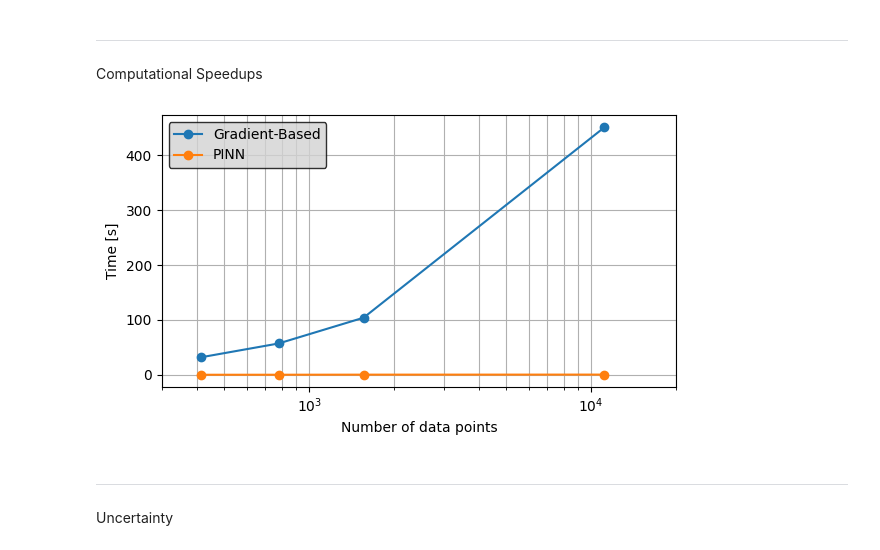
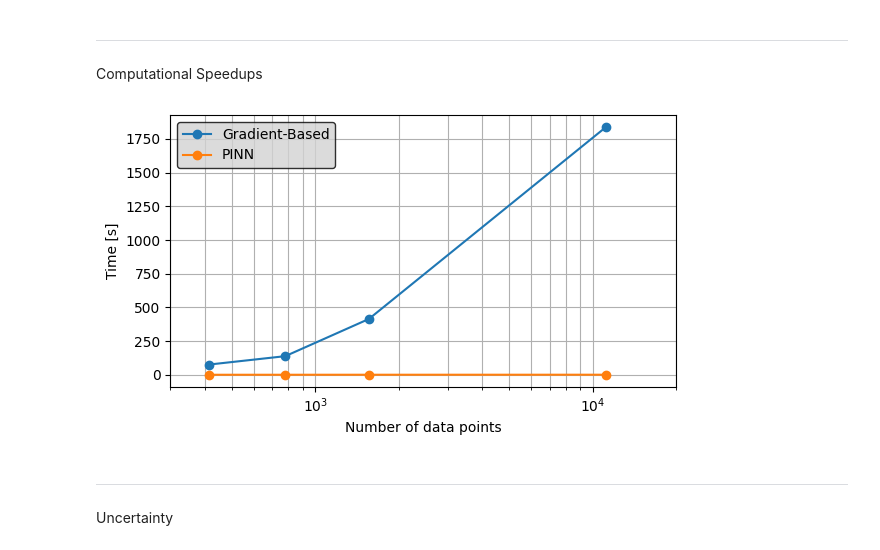
Before and after one commit to misaelmmorales/Anisotropic-Resistivity-Inversion, a Jupyter notebook: main_UncertaintyQuantification.ipynb, the cells around one changed output. Drawn from its saved outputs; the diff is of its cells as text; code cells hidden in the pictures.

```diff
--- a/main_UncertaintyQuantification.ipynb
+++ b/main_UncertaintyQuantification.ipynb
@@ -29,21 +29,22 @@ Synthetic Case 2  : (Laminated+Dispersed) : (415, 10)
 Computational Speedups
 # %%
 size_arr = np.array([415, 779, 1560, 11142])
-gb_arr = np.array([32, 57, 104, 451])
+gb_arr = np.array([76, 138, 414, 1836])
 pinn_arr = np.array([0.01, 0.05, 0.2, 0.3])
 
 fig = plt.figure(figsize=(6,3.5))
 ax1 = fig.add_subplot(111)
 ax1.plot(size_arr, gb_arr, 'o-', label='Gradient-Based')
 ax1.plot(size_arr, pinn_arr, 'o-', label='PINN')
 ax1.set(xlim=[3e2, 2e4], xscale='log',
        xlabel='Number of data points', ylabel='Time [s]')
 ax1.legend(facecolor='lightgrey', edgecolor='k')
 ax1.grid(True, which='both')
 plt.tight_layout()
+plt.savefig('paper/figures/speedups.png', dpi=600)
 plt.show()
 # %% [output]
-[figure, old version]
+[figure, new version]
 # %% [markdown]
 ***
 Uncertainty
```
Also changed, not shown: parts of 3 cells of this notebook, 24 other files.
